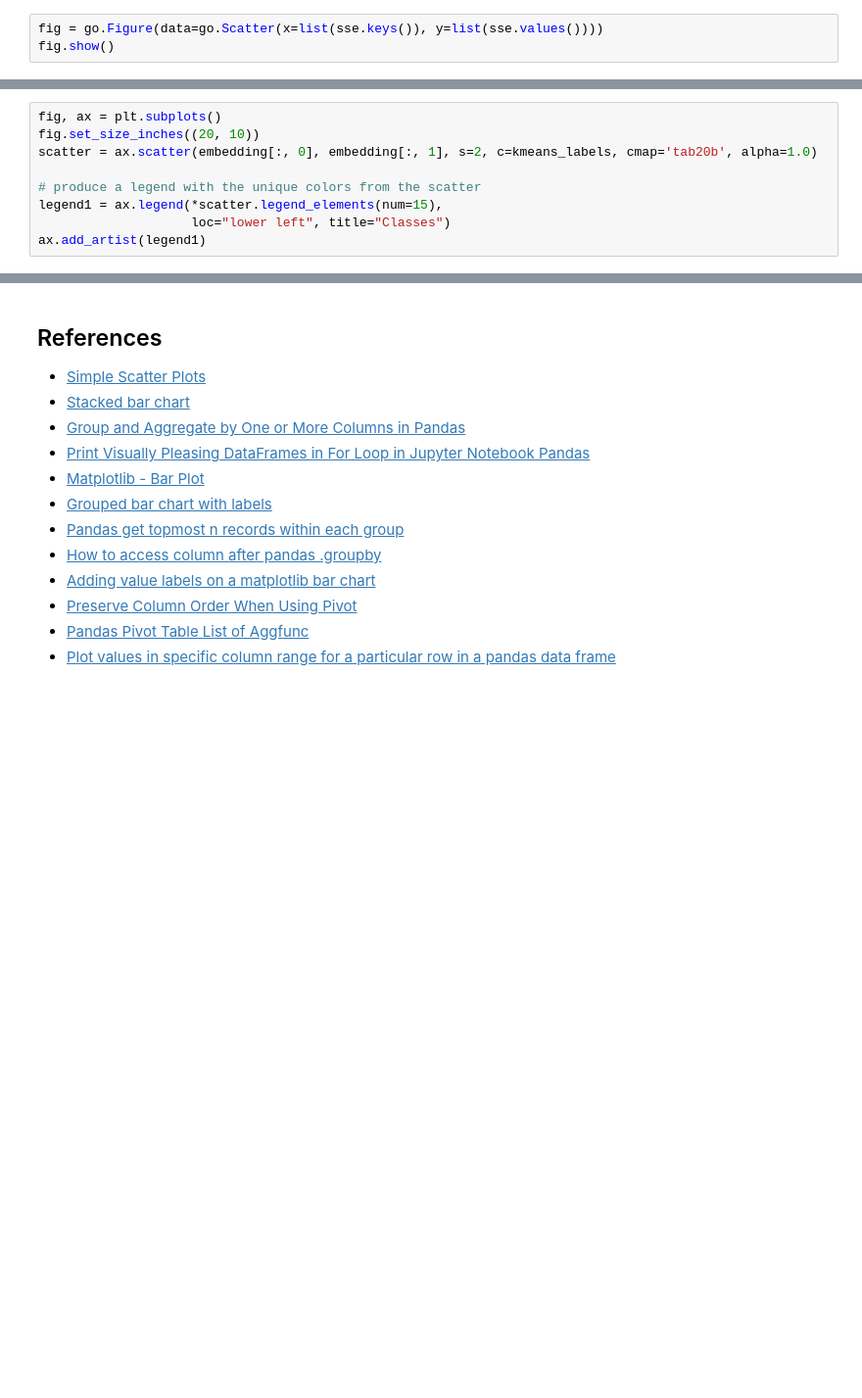
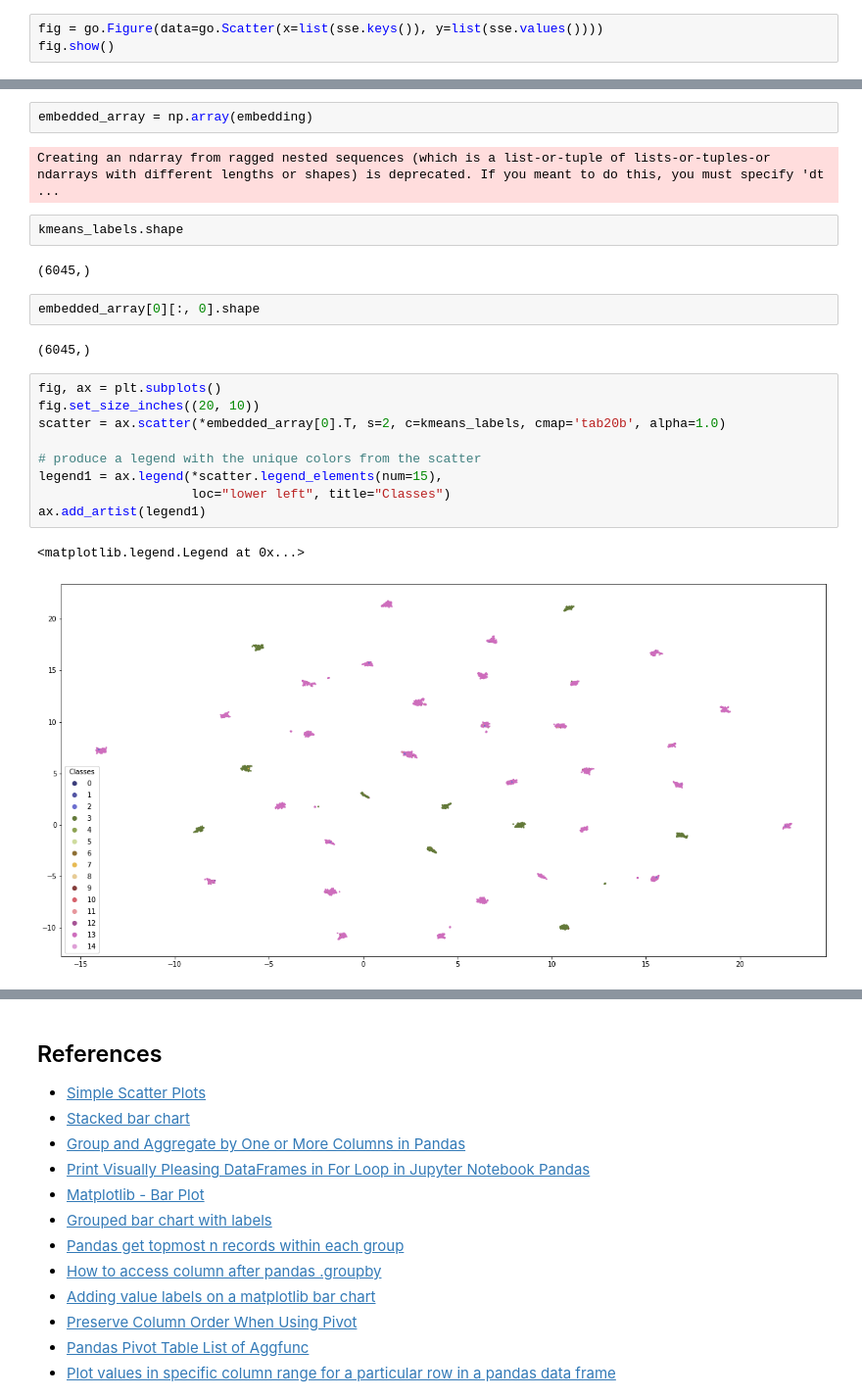
Before and after one commit to LaloLoop/prog8420-egs-solutions, a Jupyter notebook: bank-transactions-analysis/bank-transaction.ipynb, the cells around one changed output, grey strips where cells are left out. Shown: that part at 98% size. Saved outputs shown, nothing was run; the diff lists cells and outputs as text; blank space fills up the shorter version.

```diff
--- a/bank-transactions-analysis/bank-transaction.ipynb
+++ b/bank-transactions-analysis/bank-transaction.ipynb
@@ -415,9 +427,24 @@ NameError: name 'umap' is not defined
+# %%
+embedded_array = np.array(embedding)
+# %% [output]
+Creating an ndarray from ragged nested sequences (which is a list-or-tuple of lists-or-tuples-or ndarrays with different lengths or shapes) is deprecated. If you meant to do this, you must specify 'dt ...
+# %%
+kmeans_labels.shape
+# %% [output]
+(6045,)
+# %%
+embedded_array[0][:, 0].shape
+# %% [output]
+(6045,)
 # %%
 fig, ax = plt.subplots()
 fig.set_size_inches((20, 10))
-scatter = ax.scatter(embedding[:, 0], embedding[:, 1], s=2, c=kmeans_labels, cmap='tab20b', alpha=1.0)
+scatter = ax.scatter(*embedded_array[0].T, s=2, c=kmeans_labels, cmap='tab20b', alpha=1.0)
 
 # produce a legend with the unique colors from the scatter
 legend1 = ax.legend(*scatter.legend_elements(num=15),
                     loc="lower left", title="Classes")
 ax.add_artist(legend1)
+# %% [output]
+<matplotlib.legend.Legend at 0x...>
+[figure, added]
```
Also changed, not shown: parts of 14 cells of this notebook.
